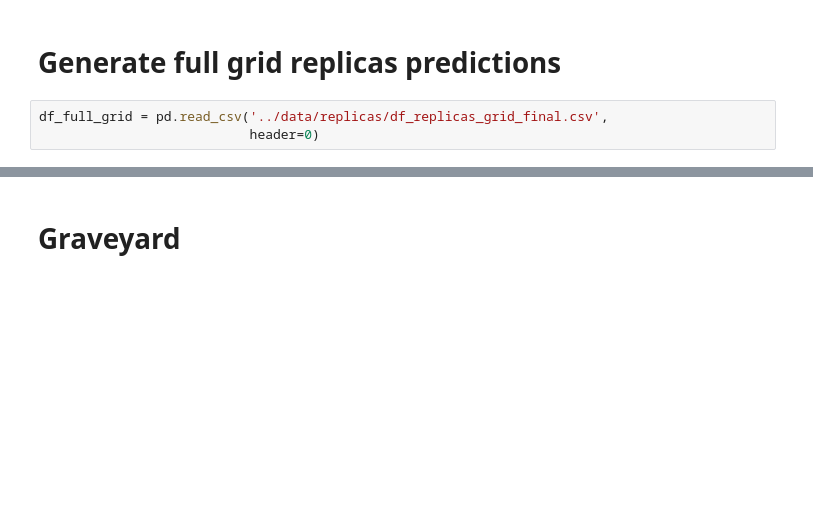
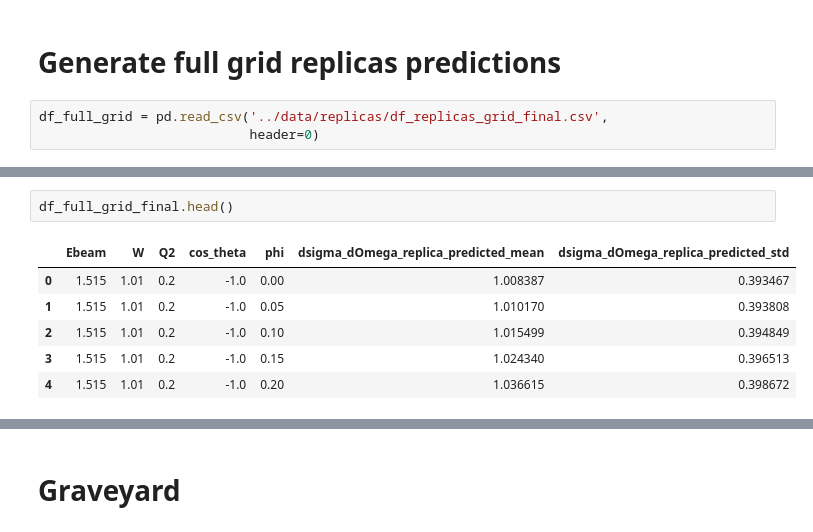
Before and after one commit to SINPML/pi_n_xsec, a Jupyter notebook: replicas/replicas_eval.ipynb, the cells around one changed output, grey strips where cells are left out. Saved outputs shown, nothing was run; the diff lists cells and outputs as text; blank space fills up the shorter version.

```diff
--- a/replicas/replicas_eval.ipynb
+++ b/replicas/replicas_eval.ipynb
@@ -209,0 +260,9 @@ df_full_grid
+# %%
+df_full_grid_final.head()
+# %% [output]
+|  | Ebeam | W | Q2 | cos_theta | phi | dsigma_dOmega_replica_predicted_mean | dsigma_dOmega_replica_predicted_std |
+| 0 | 1.515 | 1.01 | 0.2 | -1.0 | 0.00 | 1.008387 | 0.393467 |
+| 1 | 1.515 | 1.01 | 0.2 | -1.0 | 0.05 | 1.010170 | 0.393808 |
+| 2 | 1.515 | 1.01 | 0.2 | -1.0 | 0.10 | 1.015499 | 0.394849 |
+| 3 | 1.515 | 1.01 | 0.2 | -1.0 | 0.15 | 1.024340 | 0.396513 |
+| 4 | 1.515 | 1.01 | 0.2 | -1.0 | 0.20 | 1.036615 | 0.398672 |
```
Also changed, not shown: parts of 9 cells of this notebook.
